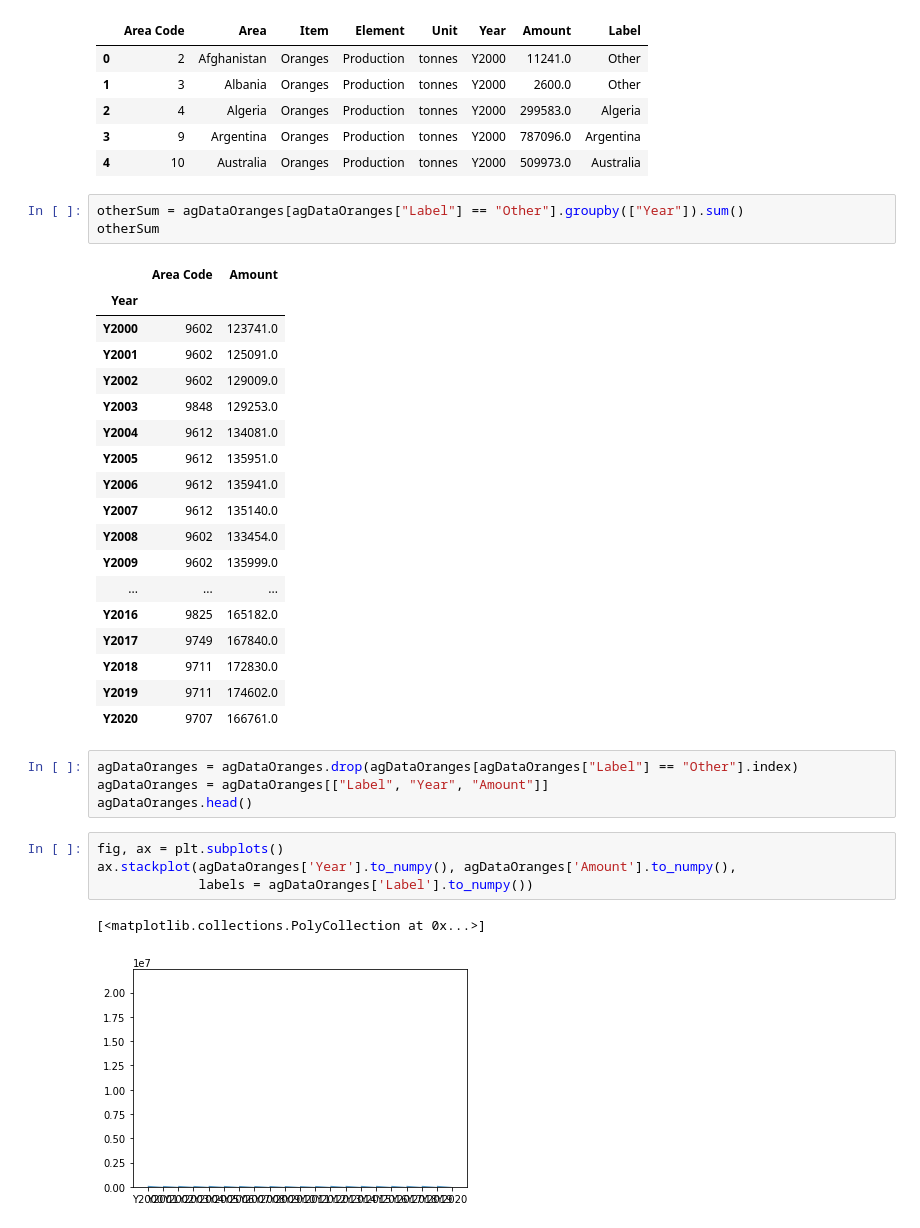
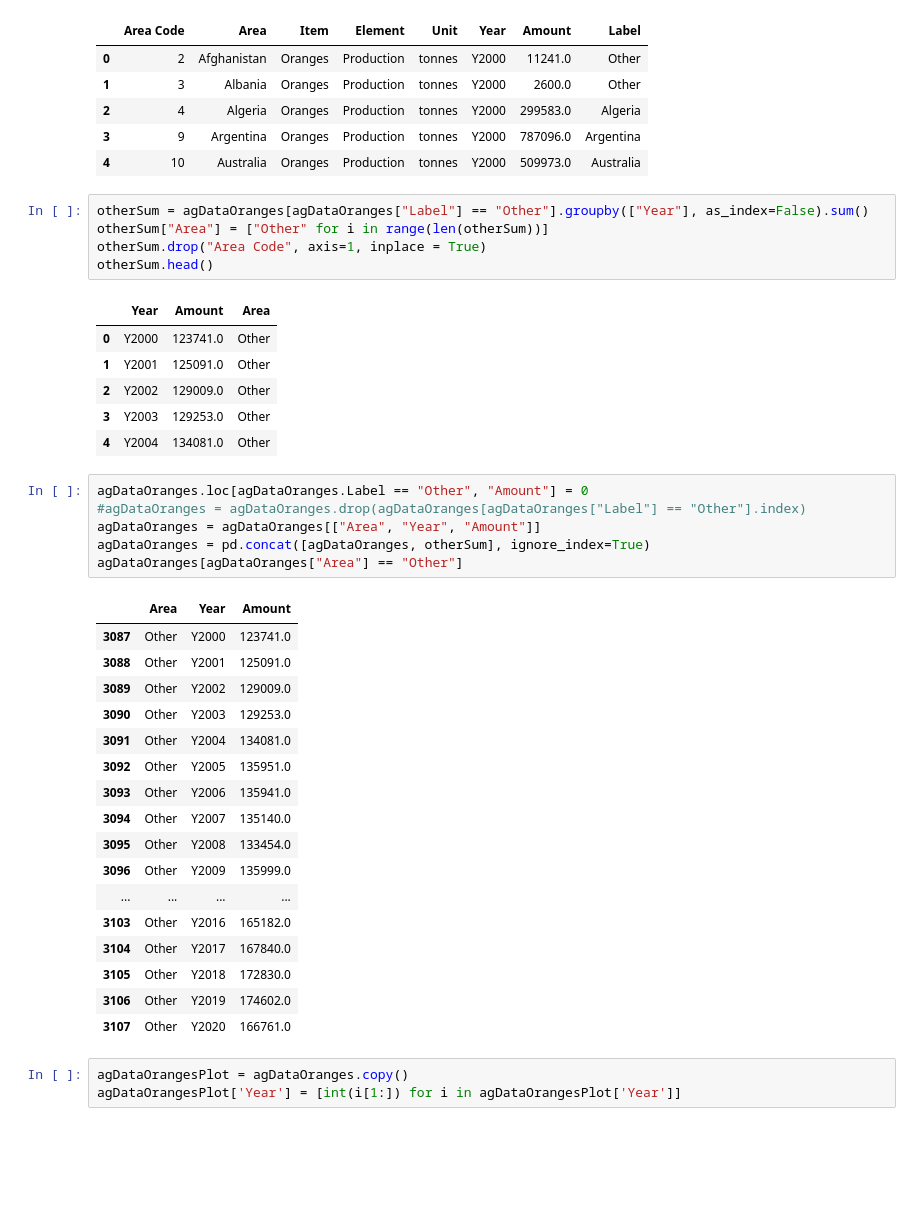
Before and after one commit to polarbearcode/DataAnalysis, a Jupyter notebook: AgricultureData/Orange.ipynb, the cells around one changed output. Drawn from its saved outputs; the diff is of its cells as text; blank space fills up the shorter version.

Commit message:
code for plot

```diff
--- a/AgricultureData/Orange.ipynb
+++ b/AgricultureData/Orange.ipynb
@@ -203,35 +203,41 @@ agDataOranges.head()
 | 3 | 9 | Argentina | Oranges | Production | tonnes | Y2000 | 787096.0 | Argentina |
 | 4 | 10 | Australia | Oranges | Production | tonnes | Y2000 | 509973.0 | Australia |
 # %%
-otherSum = agDataOranges[agDataOranges["Label"] == "Other"].groupby(["Year"]).sum()
-otherSum
+otherSum = agDataOranges[agDataOranges["Label"] == "Other"].groupby(["Year"], as_index=False).sum()
+otherSum["Area"] = ["Other" for i in range(len(otherSum))]
+otherSum.drop("Area Code", axis=1, inplace = True)
+otherSum.head()
 # %% [output]
-|  | Area Code | Amount |
-| Year |  |  |
-| Y2000 | 9602 | 123741.0 |
-| Y2001 | 9602 | 125091.0 |
-| Y2002 | 9602 | 129009.0 |
-| Y2003 | 9848 | 129253.0 |
-| Y2004 | 9612 | 134081.0 |
-| Y2005 | 9612 | 135951.0 |
-| Y2006 | 9612 | 135941.0 |
-| Y2007 | 9612 | 135140.0 |
-| Y2008 | 9602 | 133454.0 |
-| Y2009 | 9602 | 135999.0 |
-| ... | ... | ... |
-| Y2016 | 9825 | 165182.0 |
-| Y2017 | 9749 | 167840.0 |
-| Y2018 | 9711 | 172830.0 |
-| Y2019 | 9711 | 174602.0 |
-| Y2020 | 9707 | 166761.0 |
+|  | Year | Amount | Area |
+| 0 | Y2000 | 123741.0 | Other |
+| 1 | Y2001 | 125091.0 | Other |
+| 2 | Y2002 | 129009.0 | Other |
+| 3 | Y2003 | 129253.0 | Other |
+| 4 | Y2004 | 134081.0 | Other |
 # %%
-agDataOranges = agDataOranges.drop(agDataOranges[agDataOranges["Label"] == "Other"].index)
-agDataOranges = agDataOranges[["Label", "Year", "Amount"]]
-agDataOranges.head()
+agDataOranges.loc[agDataOranges.Label == "Other", "Amount"] = 0
+#agDataOranges = agDataOranges.drop(agDataOranges[agDataOranges["Label"] == "Other"].index)
+agDataOranges = agDataOranges[["Area", "Year", "Amount"]]
+agDataOranges = pd.concat([agDataOranges, otherSum], ignore_index=True)
+agDataOranges[agDataOranges["Area"] == "Other"]
+# %% [output]
+|  | Area | Year | Amount |
+| 3087 | Other | Y2000 | 123741.0 |
+| 3088 | Other | Y2001 | 125091.0 |
+| 3089 | Other | Y2002 | 129009.0 |
+| 3090 | Other | Y2003 | 129253.0 |
+| 3091 | Other | Y2004 | 134081.0 |
+| 3092 | Other | Y2005 | 135951.0 |
+| 3093 | Other | Y2006 | 135941.0 |
+| 3094 | Other | Y2007 | 135140.0 |
+| 3095 | Other | Y2008 | 133454.0 |
+| 3096 | Other | Y2009 | 135999.0 |
+| ... | ... | ... | ... |
+| 3103 | Other | Y2016 | 165182.0 |
+| 3104 | Other | Y2017 | 167840.0 |
+| 3105 | Other | Y2018 | 172830.0 |
+| 3106 | Other | Y2019 | 174602.0 |
+| 3107 | Other | Y2020 | 166761.0 |
 # %%
-fig, ax = plt.subplots()
-ax.stackplot(agDataOranges['Year'].to_numpy(), agDataOranges['Amount'].to_numpy(),
-             labels = agDataOranges['Label'].to_numpy())
+agDataOrangesPlot = agDataOranges.copy()
+agDataOrangesPlot['Year'] = [int(i[1:]) for i in agDataOrangesPlot['Year']]
-# %% [output]
-[<matplotlib.collections.PolyCollection at 0x...>]
-[figure, removed]
```
Also changed, not shown: parts of 3 cells of this notebook.
